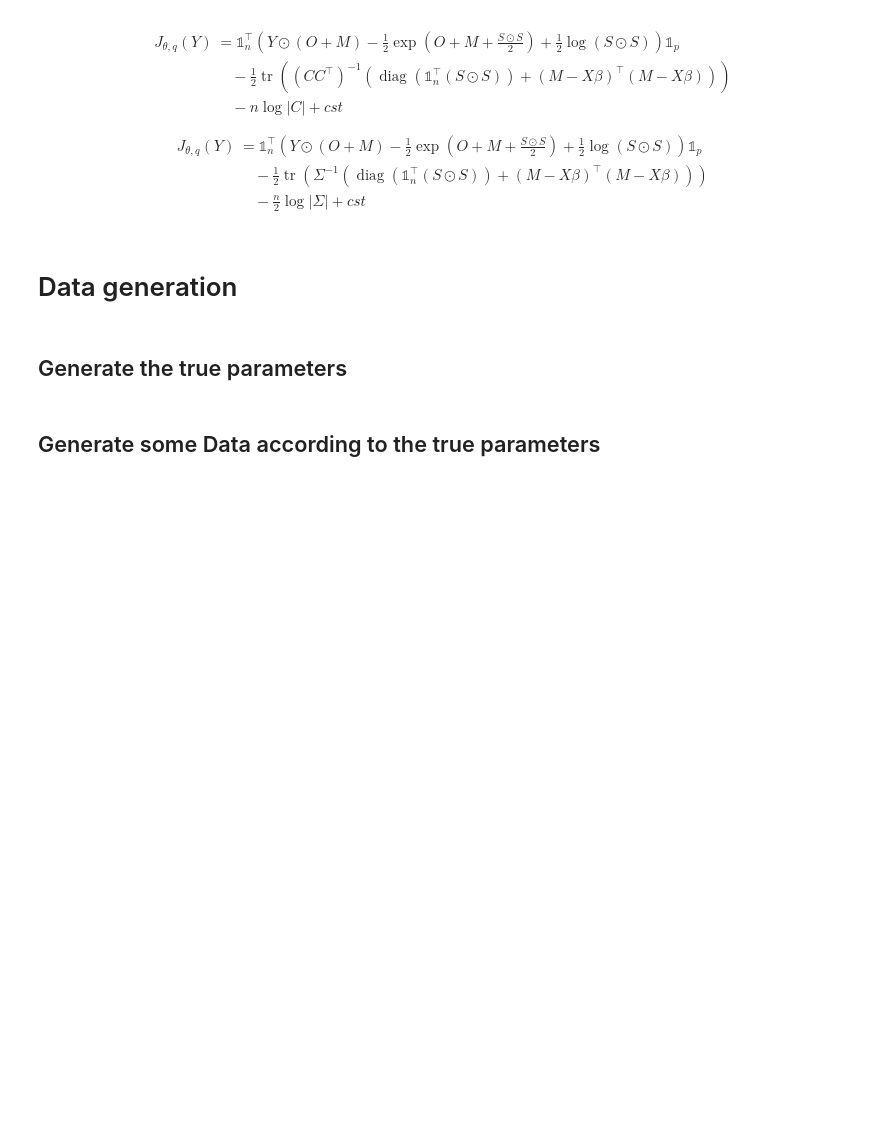
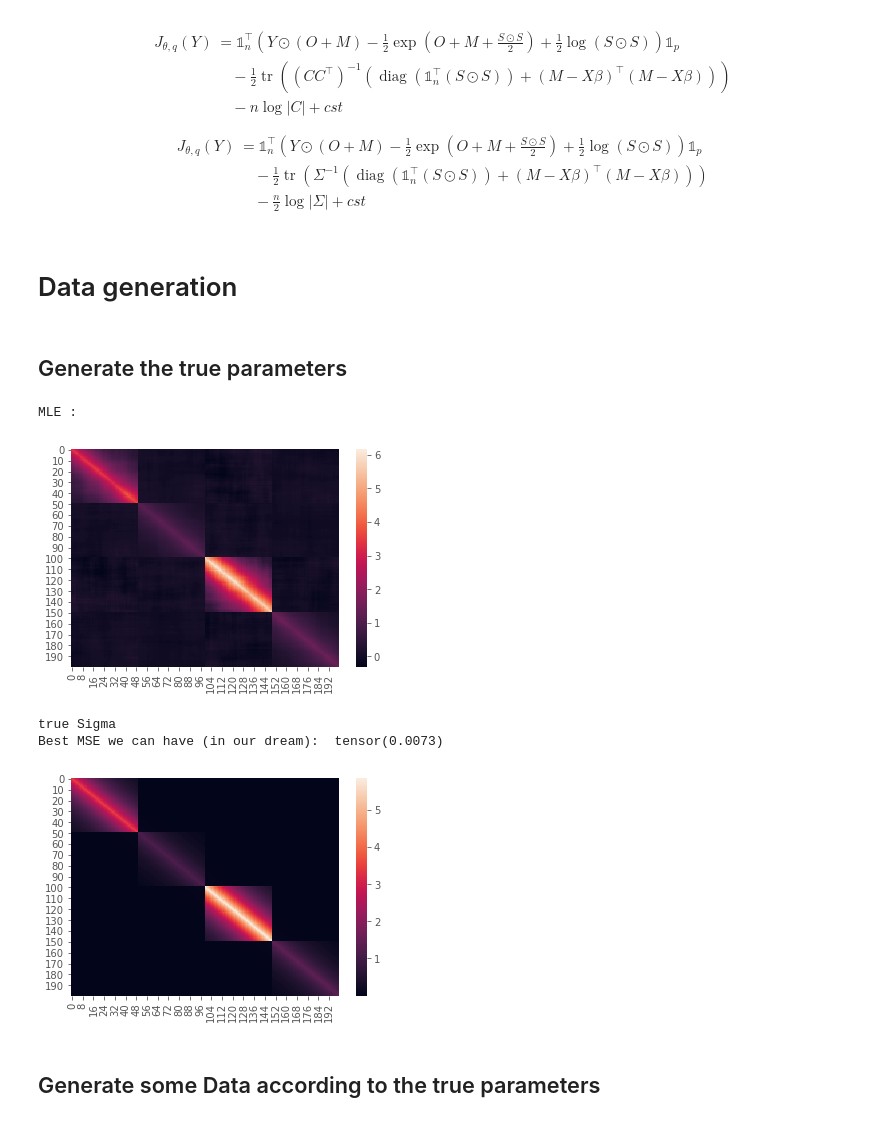
Before and after one commit to PLN-team/pyPLNmodels, a Jupyter notebook: PLN_full_param.ipynb, the cells around one changed output. Cells and saved outputs as stored; diff of their text form; code cells hidden in the pictures; blank space fills up the shorter version.

```diff
--- a/PLN_full_param.ipynb
+++ b/PLN_full_param.ipynb
@@ -11,6 +15,9 @@ from timeit import default_timer as timer
 from tqdm import tqdm
 import time
 import sys
+import matplotlib as mpl
+from cycler import cycler
+plt.style.use('ggplot')
 
 from __future__ import print_function
 import psutil
@@ -19,6 +26,7 @@ import concurrent.futures
 import threading
 
 import numpy as np
+import seaborn as sns
 import torch
 from torch import nn
 import scipy.linalg as SLA
@@ -739,9 +907,9 @@ def build_block_Sigma(p,k):
     Sigma = torch.zeros(p,p)
     block_size,last_block_size = p//k, p%k
     for i in range(k):
-        Sigma[i*block_size : (i+1)*block_size ,i*block_size : (i+1)*block_size] = alea[i]*torch.from_numpy(toeplitz(0.8**np.arange(block_size)))
+        Sigma[i*block_size : (i+1)*block_size ,i*block_size : (i+1)*block_size] = alea[i]*torch.from_numpy(toeplitz(0.95**np.arange(block_size)))
     if last_block_size >0 :
-        Sigma[-last_block_size:,-last_block_size:] = alea[k]*torch.from_numpy(toeplitz(0.8**np.arange(last_block_size)))
+        Sigma[-last_block_size:,-last_block_size:] = alea[k]*torch.from_numpy(toeplitz(0.98**np.arange(last_block_size)))
     return Sigma+0.1*torch.from_numpy(toeplitz(0.95**np.arange(p)))
 
 def grad_test(Y_, O_, covariates_,M_ ,S_ ,C_ ,beta_):
@@ -767,12 +935,13 @@ def grad_test(Y_, O_, covariates_,M_ ,S_ ,C_ ,beta_):
 # Data generation
 # %%
 d = 4 # nb of cavariates
-n = 300; p = 2000
+n = 1000; p = 200
 # %% [markdown]
 ## Generate the true parameters
 # %%
-true_Sigma = torch.from_numpy(toeplitz(0.6**np.arange(p)))
-#true_Sigma = build_block_Sigma(p,10)
+#torch.manual_seed(0)
+#true_Sigma = torch.from_numpy(toeplitz(0.6**np.arange(p)))
+true_Sigma = build_block_Sigma(p,4)
 true_C = torch.cholesky(true_Sigma)
 true_beta = torch.randn(d, p)
 
@@ -780,9 +949,27 @@ covariates = torch.rand((n,d))
 O =  1+torch.zeros((n,p))
 
 sample_model = sample_PLN()
-Y_sampled = torch.from_numpy(sample_model.sample(true_Sigma,true_beta, O, covariates))
-
+Y_sampled, Z_sampled  = sample_model.sample(true_Sigma,true_beta, O, covariates)
+Y_sampled = torch.from_numpy(Y_sampled)
 data = [Y_sampled.double(), O, covariates]
+# %%
+## Here we plot the MLE for Z the latent variables. They are unknown in practice
+## this is just to see the difference between our result and the best result possible
+mu_MLE = torch.mean(Z_sampled, dim = 0)
+m = mu_MLE.shape[0]
+Sigma_MLE = 1/Z_sampled.shape[0]*((Z_sampled-mu_MLE).T)@(Z_sampled-mu_MLE)
+print('MLE :')
+sns.heatmap(Sigma_MLE)
+plt.show()
+print('true Sigma')
+sns.heatmap(true_Sigma)
+print('Best MSE we can have (in our dream): ', torch.mean((Sigma_MLE-true_Sigma)**2))
+# %% [output]
+MLE :
+[figure, added]
+true Sigma
+Best MSE we can have (in our dream):  tensor(0.0073)
+[figure, added]
 # %% [markdown]
 ## Generate some Data according to the true parameters
 # %%
```
Also changed, not shown: parts of 16 cells of this notebook, 7 other files.
